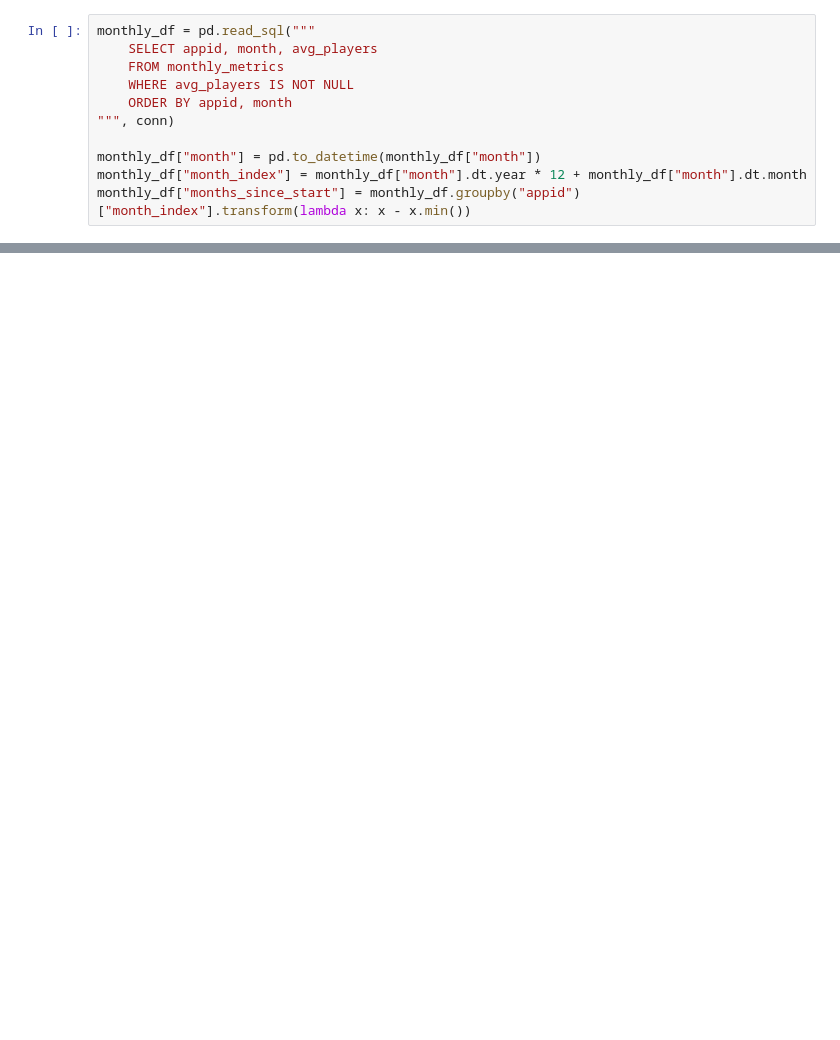
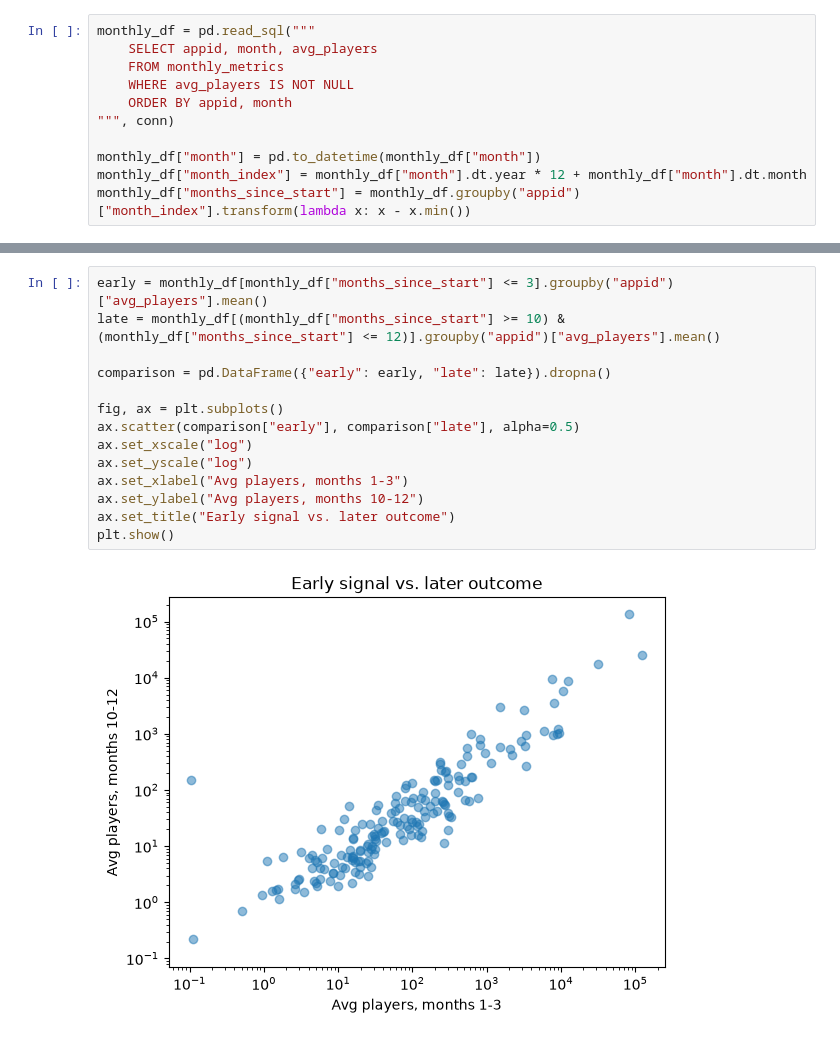
Before and after one commit to pmacias/steam-trajectory, a Jupyter notebook: notebooks/02_data_visualization.ipynb, the cells around one changed output, grey strips where cells are left out. Saved outputs shown, nothing was run; the diff lists cells and outputs as text; blank space fills up the shorter version.

```diff
--- a/notebooks/02_data_visualization.ipynb
+++ b/notebooks/02_data_visualization.ipynb
@@ -144,0 +201,16 @@ In games table but missing from monthly_metrics: set()
+# %%
+early = monthly_df[monthly_df["months_since_start"] <= 3].groupby("appid")["avg_players"].mean()
+late = monthly_df[(monthly_df["months_since_start"] >= 10) & (monthly_df["months_since_start"] <= 12)].groupby("appid")["avg_players"].mean()
+
+comparison = pd.DataFrame({"early": early, "late": late}).dropna()
+
+fig, ax = plt.subplots()
+ax.scatter(comparison["early"], comparison["late"], alpha=0.5)
+ax.set_xscale("log")
+ax.set_yscale("log")
+ax.set_xlabel("Avg players, months 1-3")
+ax.set_ylabel("Avg players, months 10-12")
+ax.set_title("Early signal vs. later outcome")
+plt.show()
+# %% [output]
+[figure, added]
```
Also changed, not shown: parts of 12 cells of this notebook, 5 other files.
